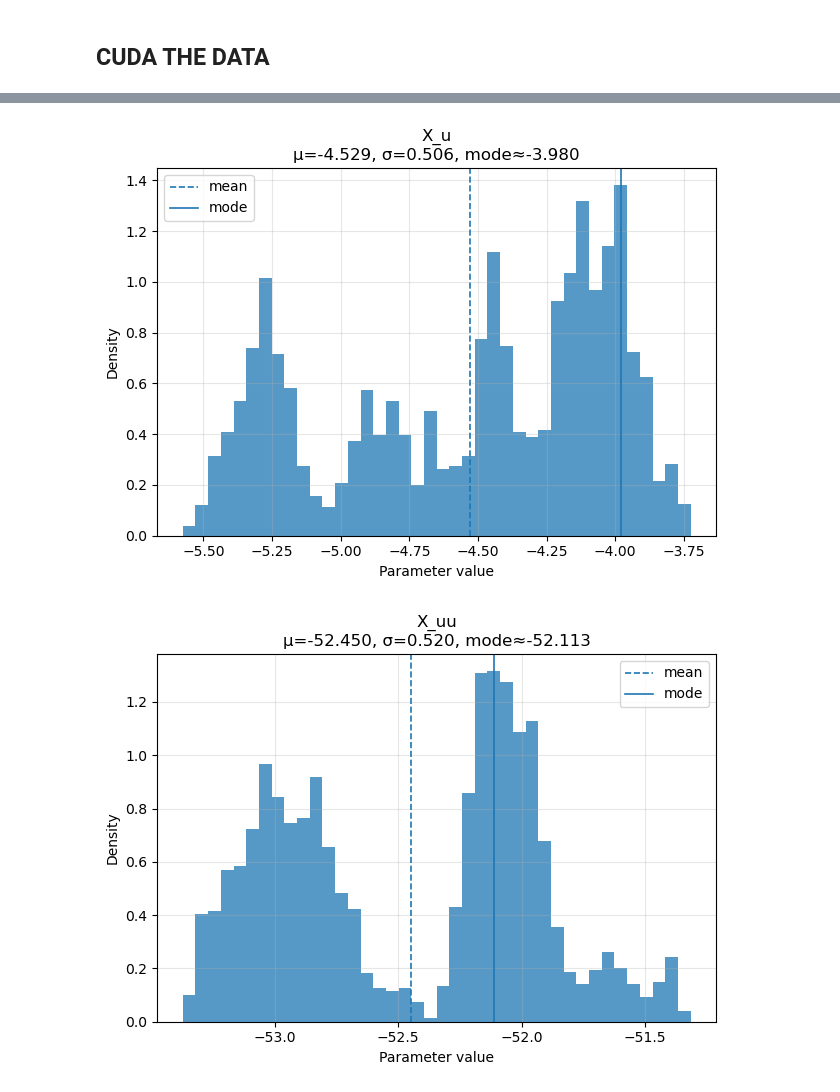
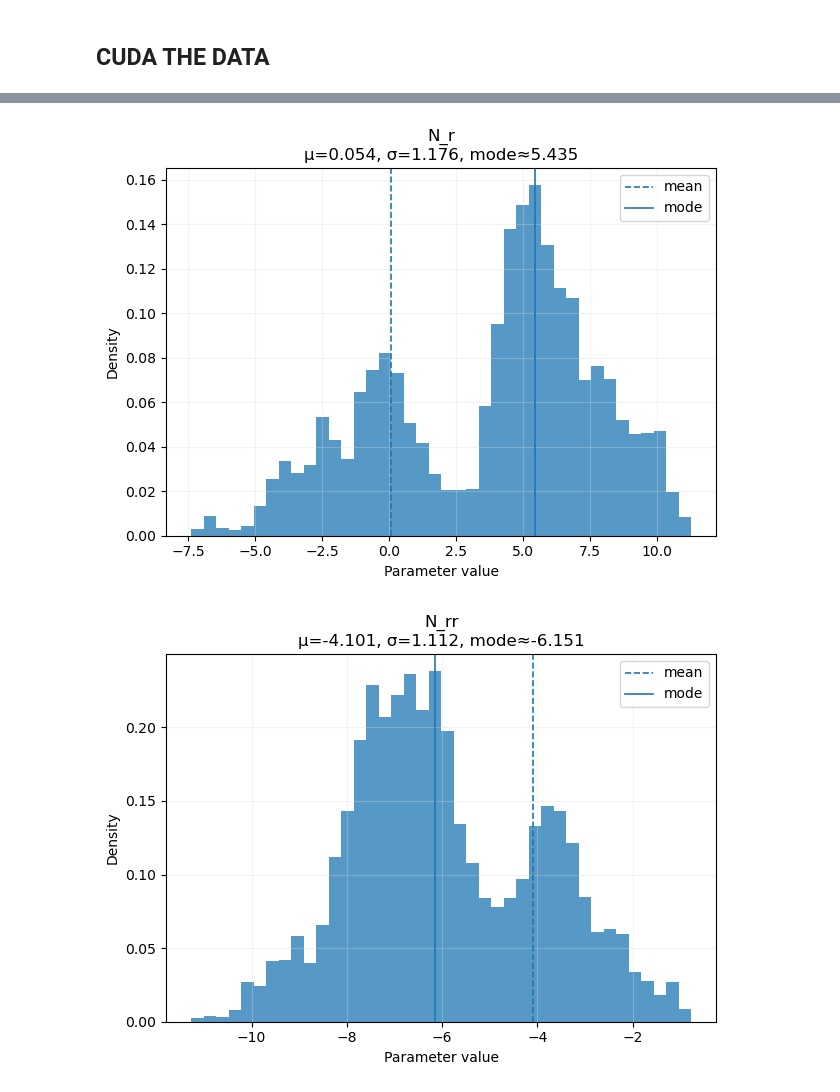
Before and after one commit to arfox42/fossen_ml_pipeline, a Jupyter notebook: defender_parameter_estimator/Defender_Hamiltonian_MC.ipynb, the cells around one changed output, grey strips where cells are left out. Cells and saved outputs as stored; diff of their text form; code cells hidden in the pictures.

```diff
--- a/defender_parameter_estimator/Defender_Hamiltonian_MC.ipynb
+++ b/defender_parameter_estimator/Defender_Hamiltonian_MC.ipynb
@@ -193,6 +242,3 @@ rov_train, rov_test = train_test_split(rov,test_size=0.25,random_state=42) # Spl
-# %%
-rov_train_np=rov_train.to_numpy(dtype=np.float32) # Converts the training set to a numpy array
-rov_test_np=rov_test.to_numpy(dtype=np.float32) # Converts the test set to a numpy array
 # %%
 # === Full input data ===
 x_train_np = rov_train_np[:, :18]
@@ -741,14 +952,19 @@ Fraction per DOF: [1.9996604e-01 1.9996604e-01 1.9996604e-01 1.9996604e-01 1.999
 # ──────────────────────────────────────────────────────────────────────────────
 hamiltorch.set_random_seed(123)
 
-posterior = hamiltorch.sample(
+posterior, acc_rate = hamiltorch.sample(
     log_prob_func=log_prob_func,
     params_init=params_init,
     num_samples=num_samples,
     num_steps_per_sample=L,
     step_size=step_size,
     burn=burn,
+    sampler=hamiltorch.Sampler.HMC,
+    integrator=hamiltorch.Integrator.EXPLICIT,  # important, see note below
+    debug=2,
+    store_on_GPU=True,
     verbose=True,
-    store_on_GPU=True,
 )
+
+print("MH acceptance rate:", acc_rate)
 # %% [output]
@@ -821,0 +1067,22 @@ Saved HMC samples to: /home/andrew/fossen_ml_pipeline/defender_parameter_estimat
+# %%
+
+load_path = "/home/andrew/fossen_ml_pipeline/defender_parameter_estimator/hmc_outputs/hmc_surge_dropout_samples.pt"
+
+# 1) Load file
+data = torch.load(load_path, map_location="cpu")
+
+samples_tensor = data["samples"]        # shape (N, 26)
+param_names    = data["param_names"]    # list[str]
+
+print("Loaded samples:", samples_tensor.shape)
+
+# 2) Recompute posterior stats
+post_mean = samples_tensor.mean(dim=0)
+post_std  = samples_tensor.std(dim=0)
+
+# 3) Print nicely
+print("\nPosterior statistics (mean ± std):")
+for i, name in enumerate(param_names):
+    μ = post_mean[i].item()
+    σ = post_std[i].item()
+    print(f"{name}: {μ:.4f} ± {σ:.4f}")
@@ -1010,7 +1459,7 @@ def plot_param_hist(name: str, samples_tensor, param_names, post_mean, post_std,
 # ------------------------------------------------------------
 # 3) Choose a DOF group and plot all associated coefficients
 # ------------------------------------------------------------
-target_group = "X"  # <-- set to "X","Y","Z","K","M","N", etc.
+target_group = "N"  # <-- set to "X","Y","Z","K","M","N", etc.
 
 names_to_plot = PARAM_GROUPS.get(target_group, None)
 if names_to_plot is None:
@@ -1030,2 +1479,2 @@ for pname in names_to_plot:
-[figure, old version]
+[figure, new version]
-[figure, old version]
+[figure, new version]
```
Also changed, not shown: parts of 24 cells of this notebook, 15 other files.
